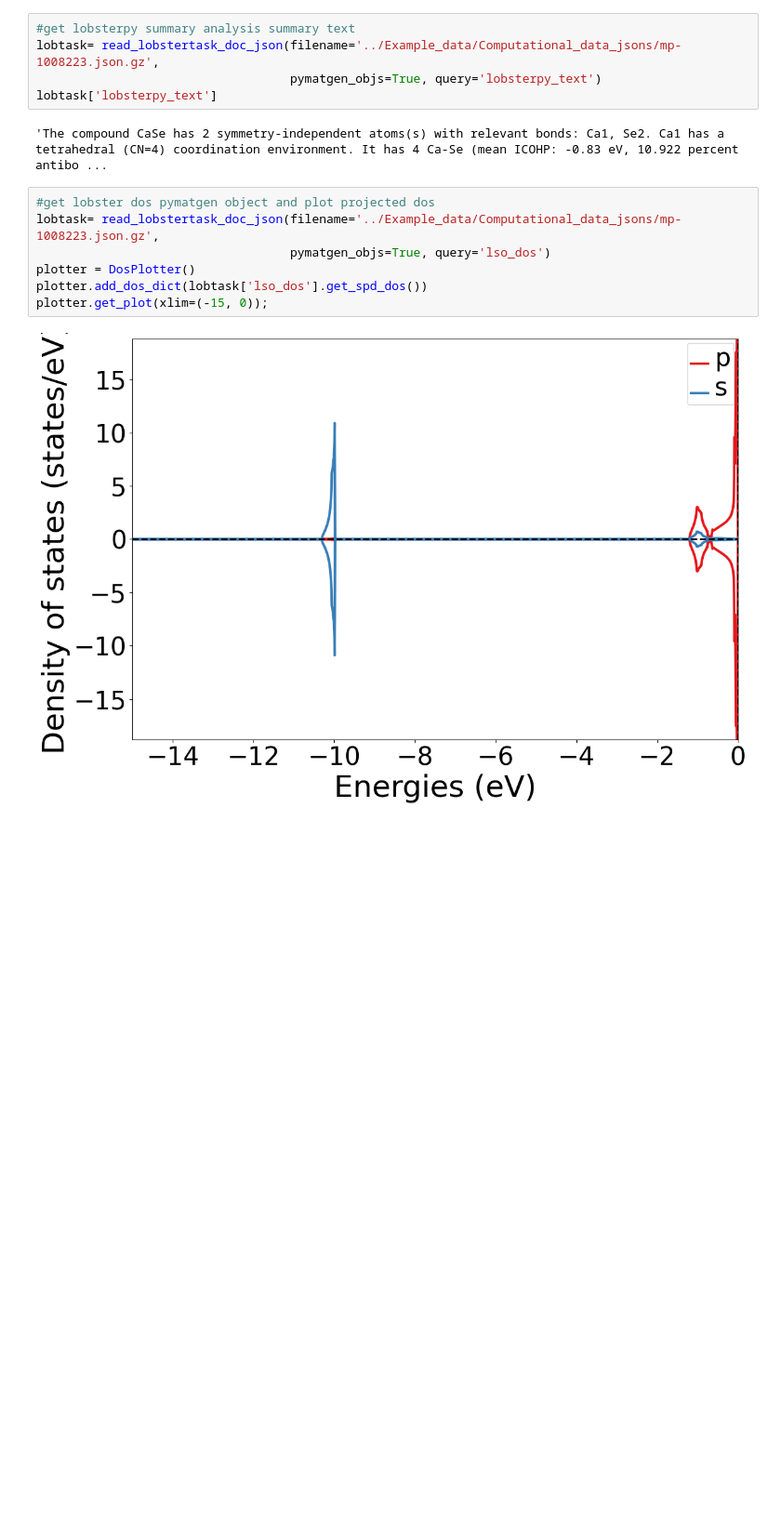
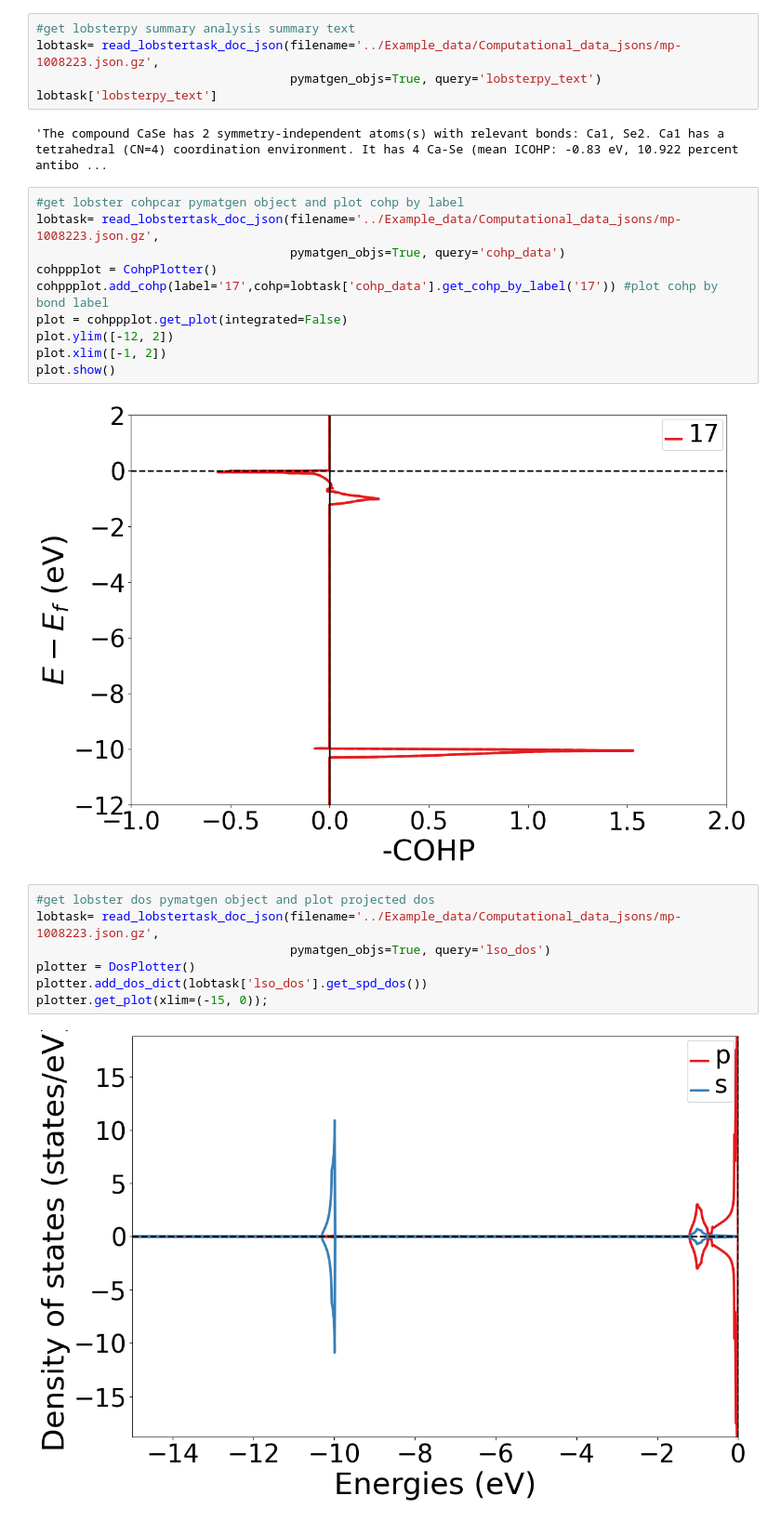
Before and after one commit to naik-aakash/lobster-database-paper-analysis-scripts, a Jupyter notebook: Read_data_records/Read_computational_data_json.ipynb, the cells around one changed output. Shown at 93% size. Drawn from its saved outputs; the diff is of its cells as text; blank space fills up the shorter version.

Commit message:
added cohp plot example snippet

```diff
--- a/Read_data_records/Read_computational_data_json.ipynb
+++ b/Read_data_records/Read_computational_data_json.ipynb
@@ -189,6 +190,18 @@ lobtask= read_lobstertask_doc_json(filename='../Example_data/Computational_data_
 lobtask['lobsterpy_text']
 # %% [output]
 'The compound CaSe has 2 symmetry-independent atoms(s) with relevant bonds: Ca1, Se2. Ca1 has a tetrahedral (CN=4) coordination environment. It has 4 Ca-Se (mean ICOHP: -0.83 eV, 10.922 percent antibo ...
+# %%
+#get lobster cohpcar pymatgen object and plot cohp by label
+lobtask= read_lobstertask_doc_json(filename='../Example_data/Computational_data_jsons/mp-1008223.json.gz',
+                                   pymatgen_objs=True, query='cohp_data')
+cohppplot = CohpPlotter()
+cohppplot.add_cohp(label='17',cohp=lobtask['cohp_data'].get_cohp_by_label('17')) #plot cohp by bond label
+plot = cohppplot.get_plot(integrated=False)
+plot.ylim([-12, 2])
+plot.xlim([-1, 2])
+plot.show()
+# %% [output]
+[figure, added]
 # %%
 #get lobster dos pymatgen object and plot projected dos
 lobtask= read_lobstertask_doc_json(filename='../Example_data/Computational_data_jsons/mp-1008223.json.gz',
```
Also changed, not shown: parts of 1 cell of this notebook.
